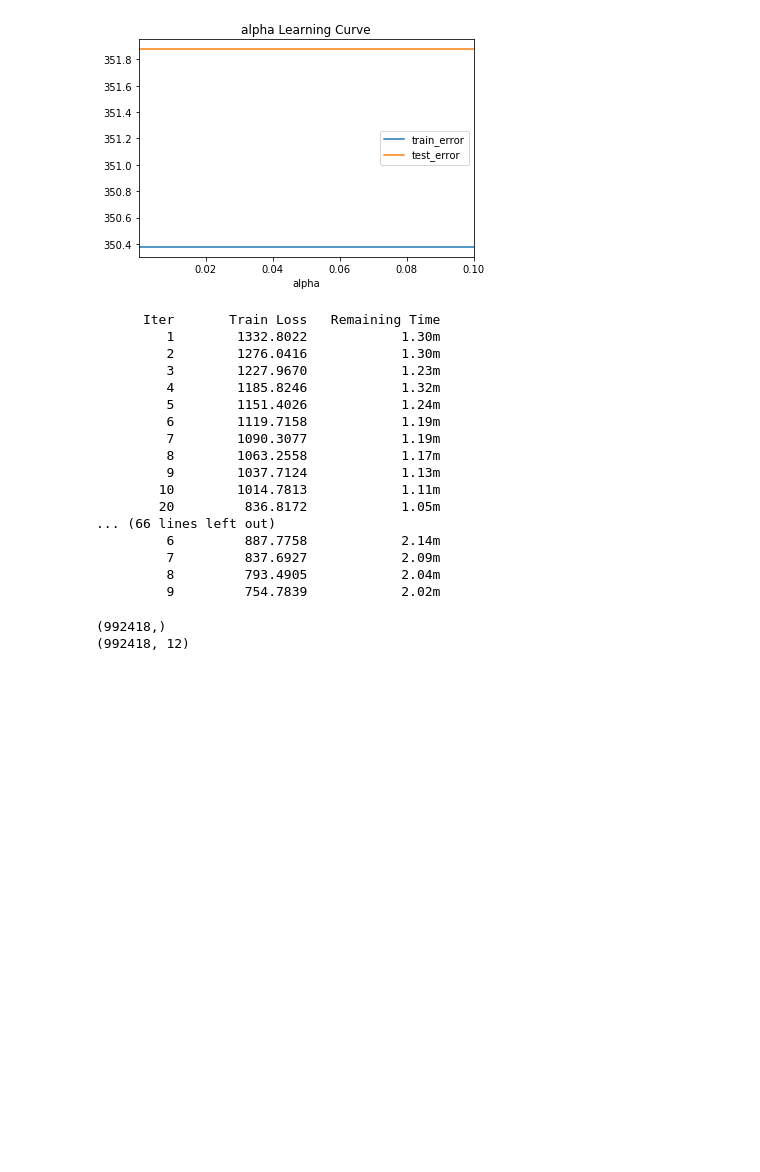
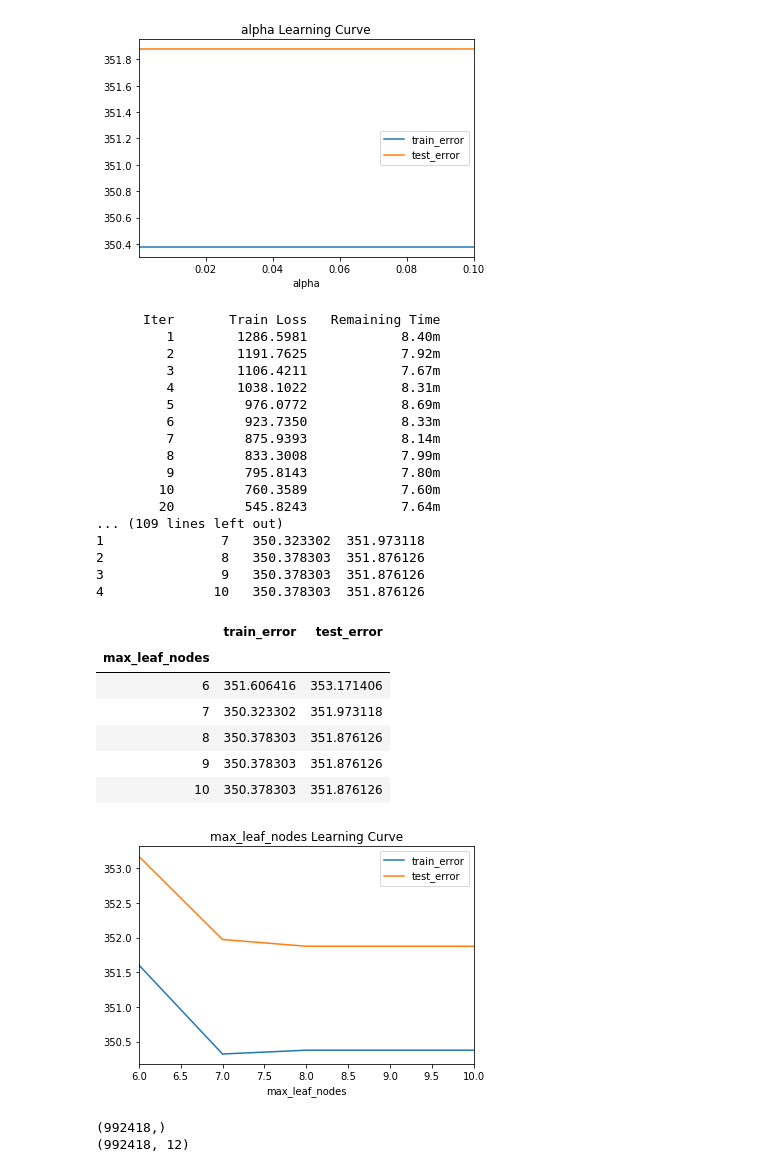
Before and after one commit to kirahman2/salarypredictionportfolio, a Jupyter notebook: Salary Prediction Notebook.ipynb, the cells around one changed output. Saved outputs shown, nothing was run; the diff lists cells and outputs as text; code cells hidden in the pictures; blank space fills up the shorter version.

```diff
--- a/Salary Prediction Notebook.ipynb
+++ b/Salary Prediction Notebook.ipynb
@@ -1023,40 +1023,48 @@ result_final
 | 0.10000 | 350.378303 | 351.876126 |
 [figure]
 # %%
-# best max_leaf_nodes=   ???                                          ###
+# best max_leaf_nodes= [6,7,8]                                           ###
 results = []
 list_values = ['None']
-list_values = range(2,222,20)
-# list_values = range(50,800,50) # TEST THIS, save score of None
+list_values = range(2,20,4) # 22 test error 351.876126
+list_values = range(6,11)
 hyperp = 'max_leaf_nodes'                                          ###
 for val in list_values:
     gbr = GradientBoostingRegressor(max_leaf_nodes=val, verbose=1, random_state=42) ###
     gbr.fit(X_train, y_train)
     results.append(
     {'max_leaf_nodes': val,                                        ###
      'train_error': mean_squared_error(y_train, gbr.predict(X_train)),
      'test_error': mean_squared_error(y_test, gbr.predict(X_test)),
     })
     print(val)
     print(pd.DataFrame(results))
 result_final = pd.DataFrame(results).set_index(hyperp).sort_index()
 result_final.plot(title=hyperp + ' Learning Curve')
 result_final
 # %% [output]
       Iter       Train Loss   Remaining Time
-         1        1332.8022            1.30m
-         2        1276.0416            1.30m
-         3        1227.9670            1.23m
-         4        1185.8246            1.32m
-         5        1151.4026            1.24m
-         6        1119.7158            1.19m
-         7        1090.3077            1.19m
-         8        1063.2558            1.17m
-         9        1037.7124            1.13m
-        10        1014.7813            1.11m
-        20         836.8172            1.05m
-... (66 lines left out)
-         6         887.7758            2.14m
-         7         837.6927            2.09m
-         8         793.4905            2.04m
-         9         754.7839            2.02m
+         1        1286.5981            8.40m
+         2        1191.7625            7.92m
+         3        1106.4211            7.67m
+         4        1038.1022            8.31m
+         5         976.0772            8.69m
+         6         923.7350            8.33m
+         7         875.9393            8.14m
+         8         833.3008            7.99m
+         9         795.8143            7.80m
+        10         760.3589            7.60m
+        20         545.8243            7.64m
+... (109 lines left out)
+1               7   350.323302  351.973118
+2               8   350.378303  351.876126
+3               9   350.378303  351.876126
+4              10   350.378303  351.876126
+|  | train_error | test_error |
+| max_leaf_nodes |  |  |
+| 6 | 351.606416 | 353.171406 |
+| 7 | 350.323302 | 351.973118 |
+| 8 | 350.378303 | 351.876126 |
+| 9 | 350.378303 | 351.876126 |
+| 10 | 350.378303 | 351.876126 |
+[figure, added]
```
Also changed, not shown: parts of 10 cells of this notebook.
